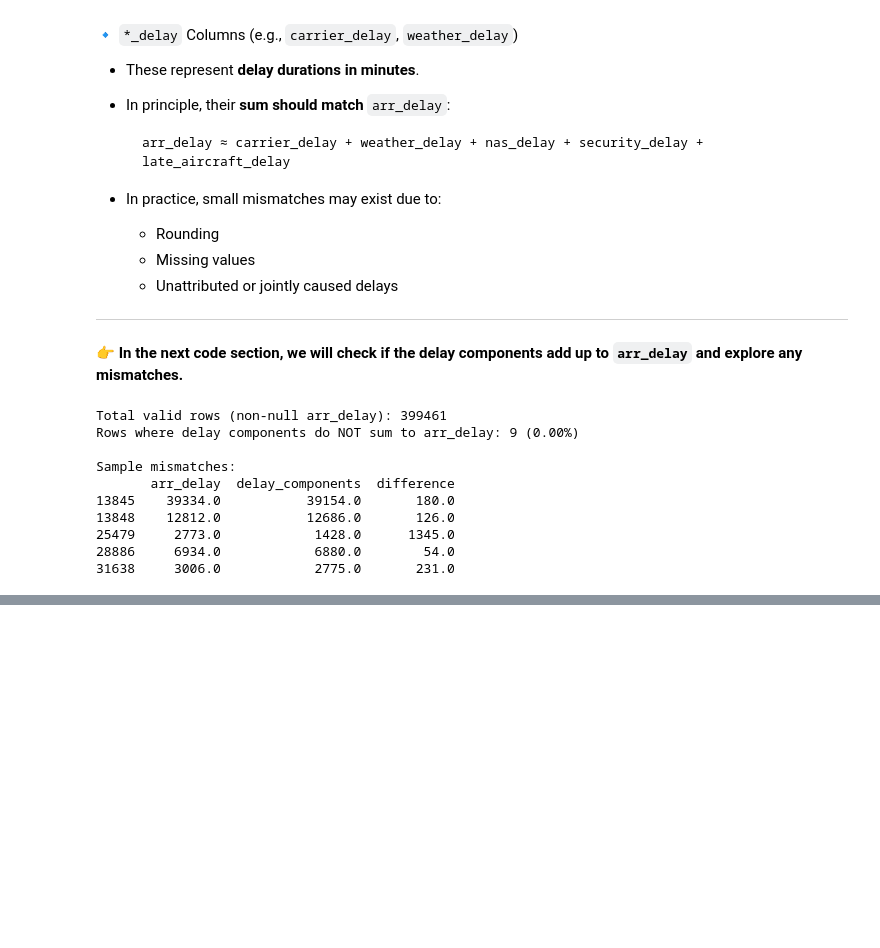
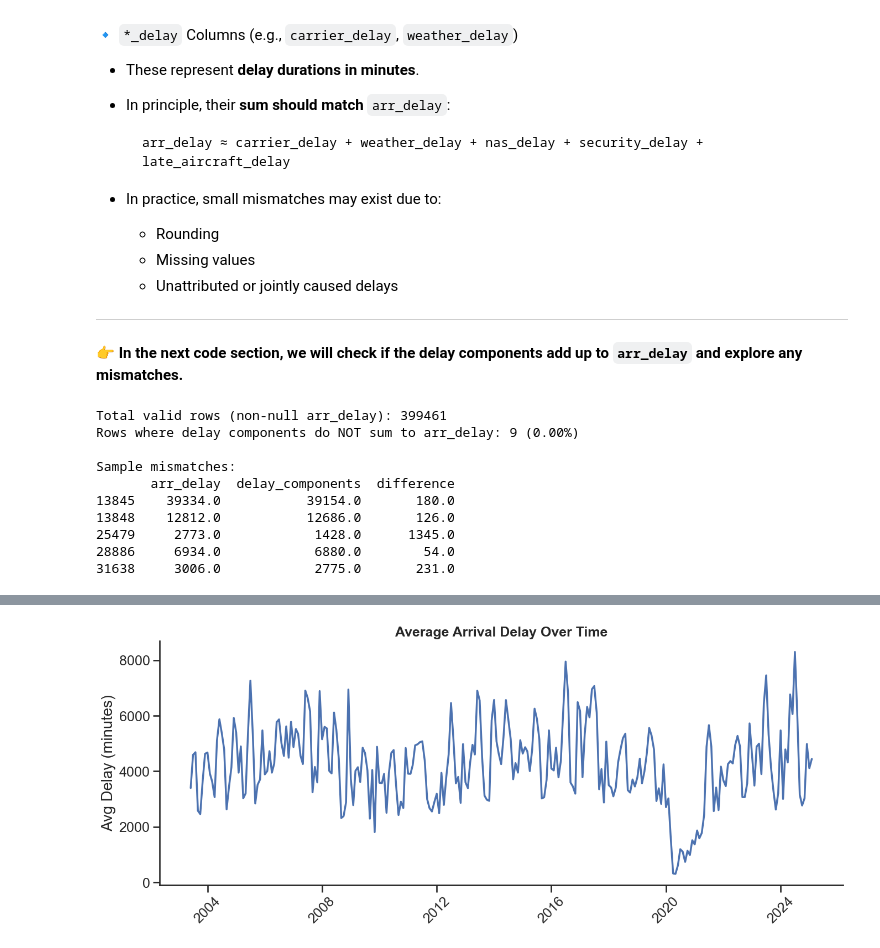
Before and after one commit to mrakelinggar/data-stuffs, a Jupyter notebook: time_series/flight_delays/ts - flight_delays.ipynb, the cells around one changed output, grey strips where cells are left out. Drawn from its saved outputs; the diff is of its cells as text; code cells hidden in the pictures; blank space fills up the shorter version.

```diff
--- a/time_series/flight_delays/ts - flight_delays.ipynb
+++ b/time_series/flight_delays/ts - flight_delays.ipynb
@@ -149,0 +235,10 @@ Out of 399,461 valid records (i.e., rows where `arr_delay` is not null), only 9
+# %%
+plot_line(
+    data=monthly_stats,
+    x='date',
+    y='avg_arr_delay',
+    title='Average Arrival Delay Over Time',
+    ylabel='Avg Delay (minutes)'
+)
+# %% [output]
+[figure, added]
```
Also changed, not shown: parts of 9 cells of this notebook.
